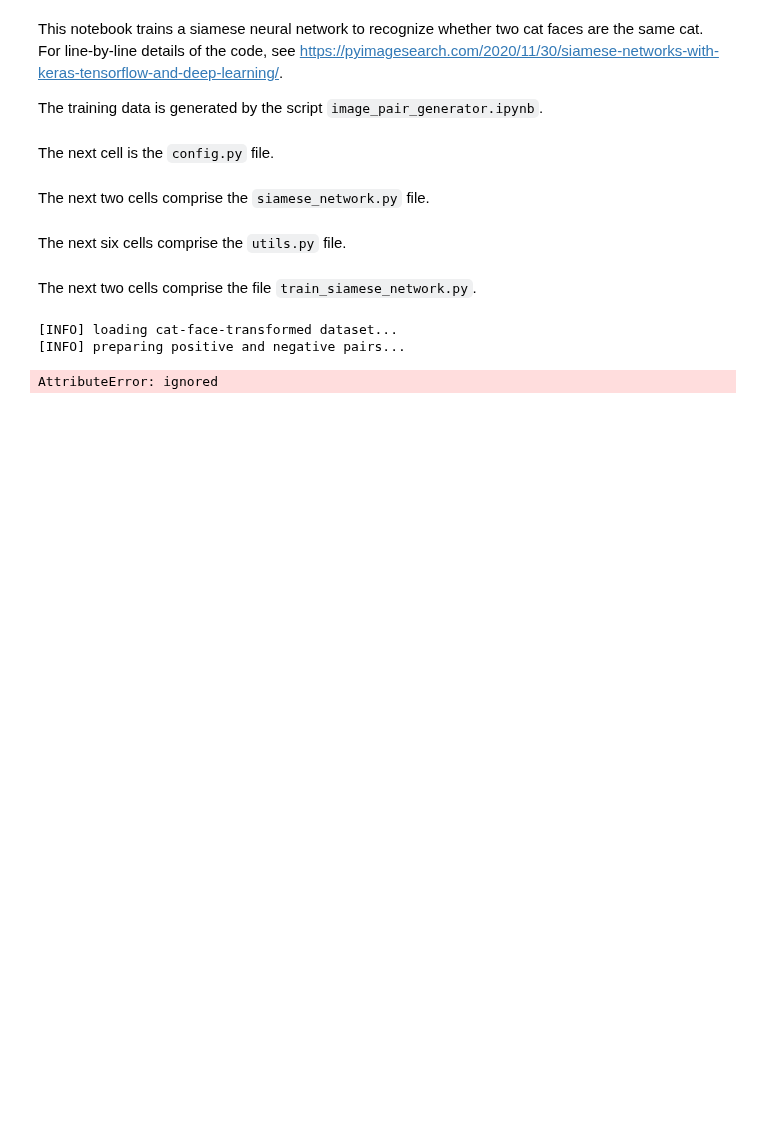
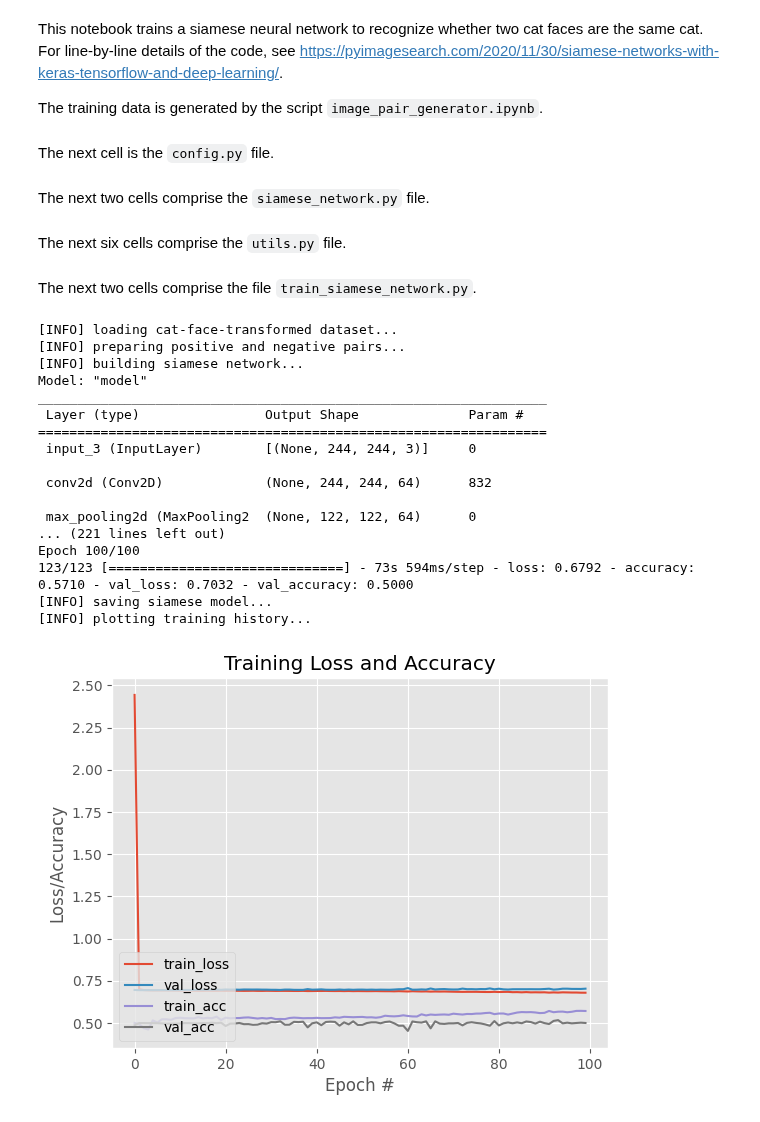
Before and after one commit to pcashman21/feral-cat-census, a Jupyter notebook: src/notebooks/train_siamese_network.ipynb, the cells around one changed output. Saved outputs shown, nothing was run; the diff lists cells and outputs as text; code cells hidden in the pictures; blank space fills up the shorter version.

```diff
--- a/src/notebooks/train_siamese_network.ipynb
+++ b/src/notebooks/train_siamese_network.ipynb
@@ -68,6 +70,7 @@ def build_siamese_model(inputShape=IMG_SHAPE, embeddingDim=EMBEDDING_DIMENSIONS)
 
   # build the model and return it
   model = Model(inputs, outputs)
+  model.summary()
   return model
 # %% [markdown]
 The next six cells comprise the `utils.py` file.
@@ -214,48 +218,102 @@ print("[INFO] loading cat-face-transformed dataset...")
 (trainX, trainY), (testX, testY) = load_train_test_split(df)
 
 # add a channel dimension to the images
-trainX = np.expand_dims(trainX, axis=-1)
-testX = np.expand_dims(testX, axis=-1)
+#trainX = np.expand_dims(trainX, axis=-1)
+#testX = np.expand_dims(testX, axis=-1)
 
 # prepare the positive and negative pairs
 print("[INFO] preparing positive and negative pairs...")
 (pairTrain, labelTrain) = make_pairs(trainX, trainY)
 (pairTest, labelTest) = make_pairs(testX, testY)
 
+#print('pairTrain.shape = {}'.format(pairTrain.shape))
+#print('labelTrain.shape = {}'.format(labelTrain.shape))
+#print('pairTest.shape = {}'.format(pairTest.shape))
+#print('labelTest.shape = {}'.format(labelTest.shape))
+#print(pairTrain[:, 0])
+
+# The values in the pairTrain and pairTest are filenames,
+# and they need to be the actual images.  So create a new
+# pair of arrays to hold the actual images.
+actual_images_train = []
+for i in range(len(pairTrain)):
+    actual_images_train.append([read_image(pairTrain[i, 0]), read_image(pairTrain[i, 1])])
+
+#plt.imshow(actual_images_train[0][0])
+#plt.show()
+#plt.imshow(actual_images_train[0][1])
+#plt.show()
+
+actual_images_train = np.array(actual_images_train)
+#print('actual_images_train.shape = {}'.format(actual_images_train.shape))
+actual_images_test = []
+for i in range(len(pairTest)):
+    actual_images_test.append([read_image(pairTest[i, 0]), read_image(pairTest[i, 1])])
+
+#plt.imshow(actual_images_test[0][0])
+#plt.show()
+#plt.imshow(actual_images_test[0][1])
+#plt.show()
+
+actual_images_test = np.array(actual_images_test)
+
+#print('actual_images_test.shape = {}'.format(actual_images_test.shape))
+
+
 # configure the siamese network
 print("[INFO] building siamese network...")
 imgA = Input(shape=IMG_SHAPE)
 imgB = Input(shape=IMG_SHAPE)
-featureExtractor = build_siamese_model(IMG_SHAPE)
+featureExtractor = build_siamese_model()
 featsA = featureExtractor(imgA)
 featsB = featureExtractor(imgB)
 
 # finally, construct the siamese network
 distance = Lambda(euclidean_distance)([featsA, featsB])
 outputs = Dense(1, activation="sigmoid")(distance)
 model = Model(inputs=[imgA, imgB], outputs=outputs)
 
 # compile the model
 print("[INFO] compiling model...")
 model.compile(loss="binary_crossentropy", optimizer="adam",
 	metrics=["accuracy"])
 
 # train the model
 print("[INFO] training model...")
+#history = model.fit(
+#	[pairTrain[:, 0], pairTrain[:, 1]], labelTrain[:],
+#	validation_data=([pairTest[:, 0], pairTest[:, 1]], labelTest[:]),
+#	batch_size=BATCH_SIZE,
+#	epochs=EPOCHS)
 history = model.fit(
-	[pairTrain[:, 0], pairTrain[:, 1]], labelTrain[:],
-	validation_data=([pairTest[:, 0], pairTest[:, 1]], labelTest[:]),
+	[actual_images_train[:, 0], actual_images_train[:, 1]], labelTrain[:],
+	validation_data=([actual_images_test[:, 0], actual_images_test[:, 1]], labelTest[:]),
 	batch_size=BATCH_SIZE,
 	epochs=EPOCHS)
 
 # serialize the model to disk
 print("[INFO] saving siamese model...")
 model.save(MODEL_PATH)
 
 # plot the training history
 print("[INFO] plotting training history...")
 plot_training(history, PLOT_PATH)
 # %% [output]
 [INFO] loading cat-face-transformed dataset...
 [INFO] preparing positive and negative pairs...
+[INFO] building siamese network...
+Model: "model"
+_________________________________________________________________
+ Layer (type)                Output Shape              Param #
+=================================================================
+ input_3 (InputLayer)        [(None, 244, 244, 3)]     0
+
+ conv2d (Conv2D)             (None, 244, 244, 64)      832
+
+ max_pooling2d (MaxPooling2  (None, 122, 122, 64)      0
+... (221 lines left out)
+Epoch 100/100
+123/123 [==============================] - 73s 594ms/step - loss: 0.6792 - accuracy: 0.5710 - val_loss: 0.7032 - val_accuracy: 0.5000
+[INFO] saving siamese model...
+[INFO] plotting training history...
-AttributeError: ignored
+[figure, added]
```
Also changed, not shown: parts of 2 cells of this notebook.
